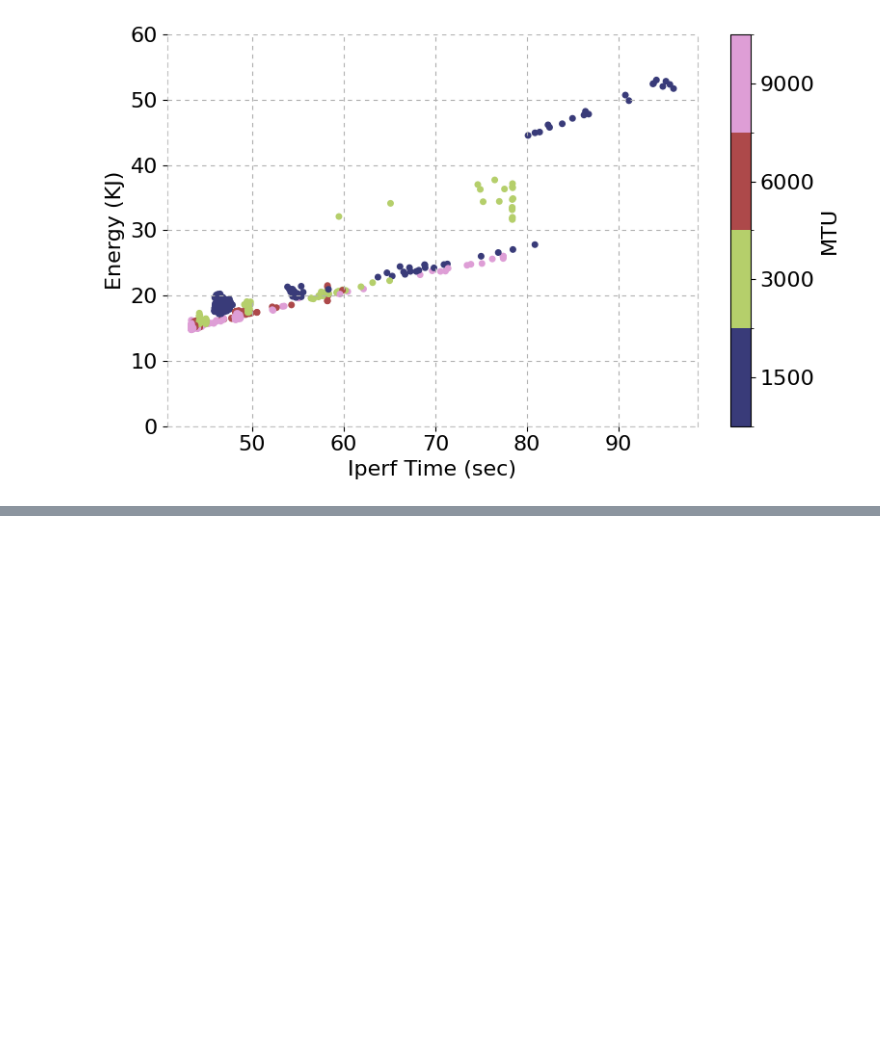
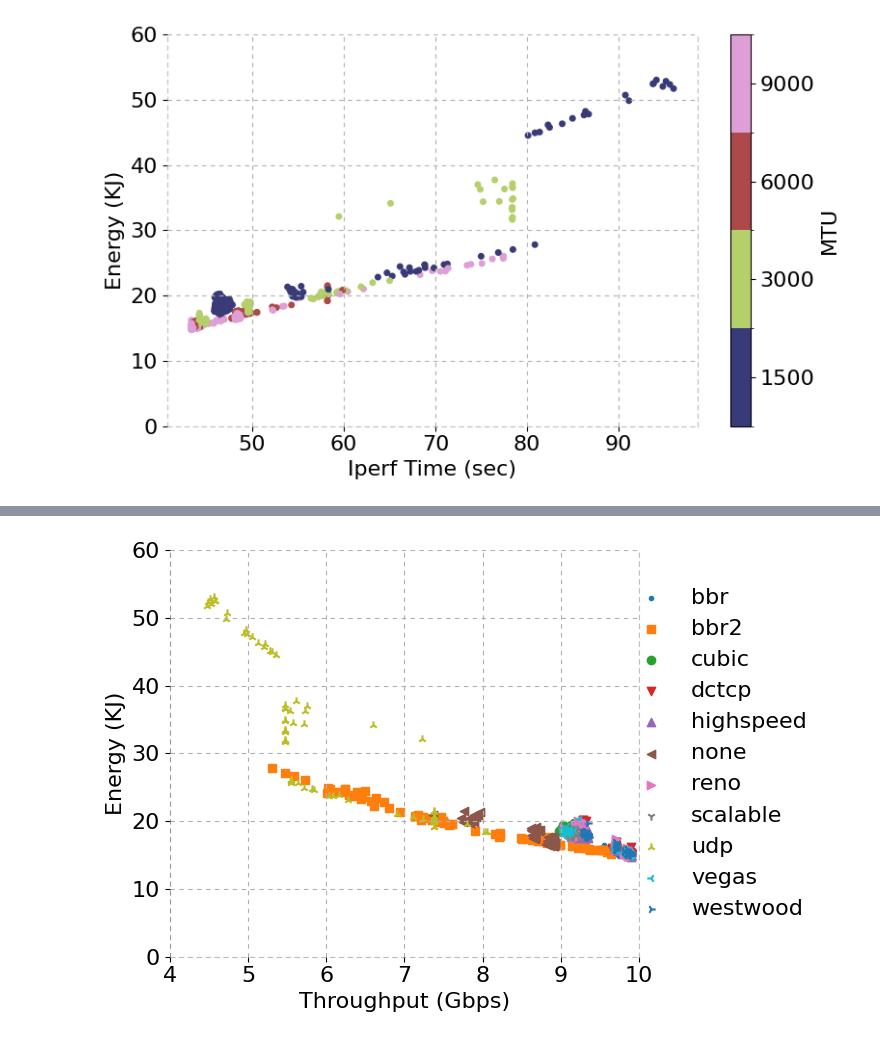
Before and after one commit to serhatarslan-hub/power-of-cc, a Jupyter notebook: analysis/iperf_analysis_for_energy.ipynb, the cells around one changed output, grey strips where cells are left out. Drawn from its saved outputs; the diff is of its cells as text; code cells hidden in the pictures; blank space fills up the shorter version.

```diff
--- a/analysis/iperf_analysis_for_energy.ipynb
+++ b/analysis/iperf_analysis_for_energy.ipynb
@@ -251,3 +329,42 @@ plt.show()
+# %%
+plt.figure(figsize=FIG_SIZE)
+marker = 0
+for cca, cc_df in exp_df.groupby('cc'):
+    plt.scatter(cc_df['gbps'], cc_df['energy_kJ'], label=cca,
+                marker=list(Line2D.markers.keys())[marker])
+    marker += 1
+
+plt.xlabel('Throughput (Gbps)', fontsize=FONT_SIZE)
+plt.ylabel('Energy (KJ)', fontsize=FONT_SIZE)
+plt.xticks(fontsize=FONT_SIZE)
+plt.yticks(fontsize=FONT_SIZE)
+plt.ylim((0, 60))
+plt.xlim((4, 10))
+plt.grid(linestyle=LINE_STYLE)
+plt.legend(loc='center right', frameon=False, fontsize=FONT_SIZE,
+           bbox_to_anchor=(1.4, 0.5))
+
+plt.gca().spines["right"].set_linestyle(LINE_STYLE)
+plt.gca().spines["right"].set_alpha(0.5)
+plt.gca().spines["right"].set_color('gray')
+plt.gca().spines["left"].set_linestyle(LINE_STYLE)
+plt.gca().spines["left"].set_alpha(0.5)
+plt.gca().spines["left"].set_color('gray')
+plt.gca().spines["top"].set_visible(False)
+# plt.gca().spines["top"].set_linestyle(LINE_STYLE)
+# plt.gca().spines["top"].set_alpha(0.5)
+# plt.gca().spines["top"].set_color('gray')
+plt.gca().spines["bottom"].set_linestyle(LINE_STYLE)
+plt.gca().spines["bottom"].set_alpha(0.5)
+plt.gca().spines["bottom"].set_color('gray')
+plt.tight_layout()
+
+if (SAVE_FIG):
+    plt.savefig( out_dir + '/energy_vs_bps_per_cca.pdf')
+
+plt.show()
+# %% [output]
+[figure, added]
 # %%
 fig, ax = plt.subplots(1, 3)
 
```
Also changed, not shown: parts of 9 cells of this notebook, 9 other files.
